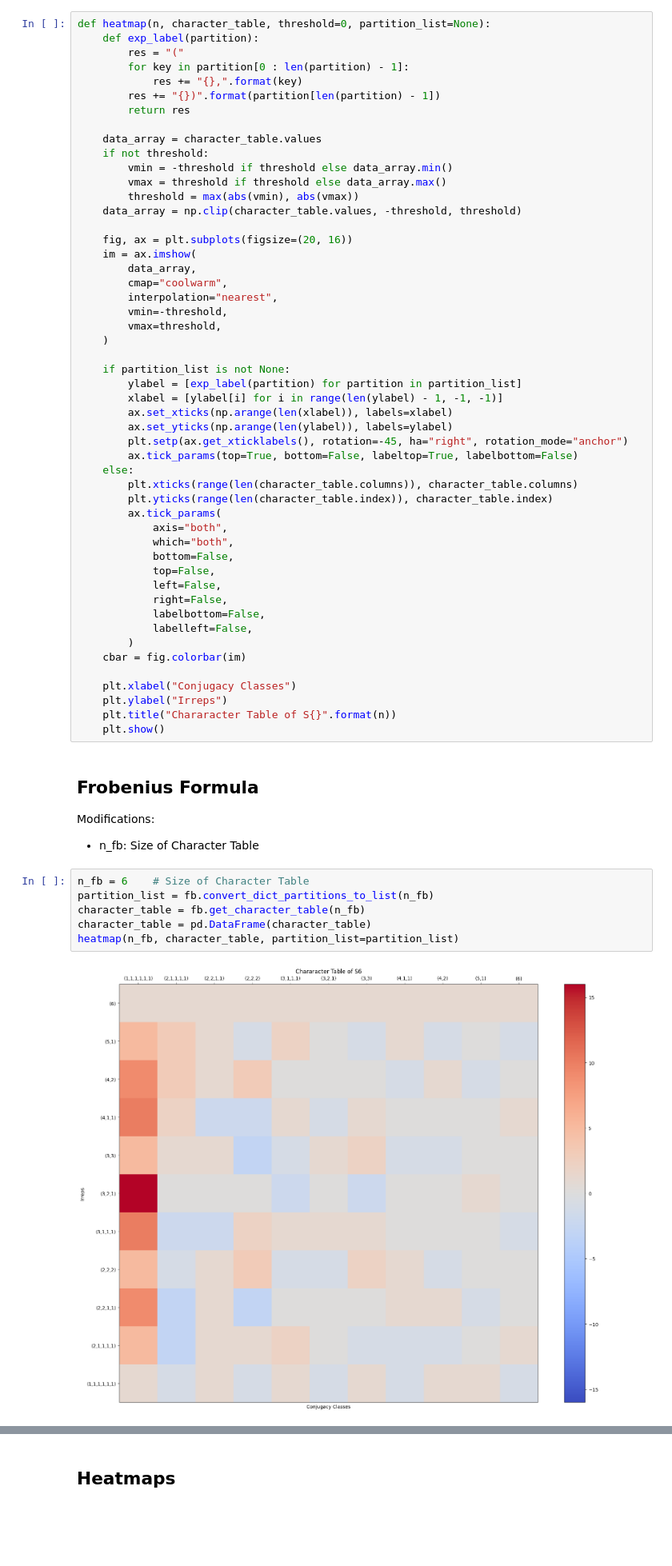
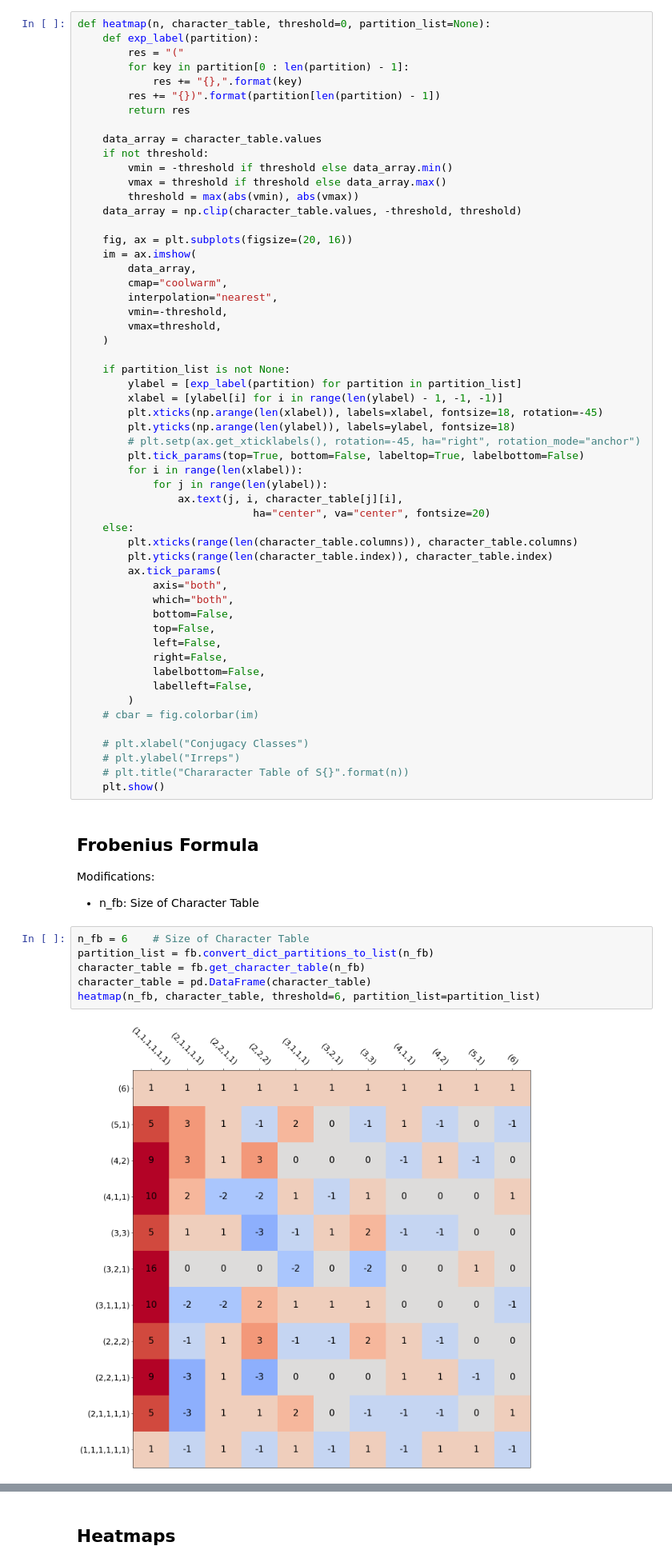
Before and after one commit to TonyZhang2004/Character_Table_of_Symmetric_Groups, a Jupyter notebook: char_table.ipynb, the cells around one changed output, grey strips where cells are left out. Shown at 80% size. Drawn from its saved outputs; the diff is of its cells as text; blank space fills up the shorter version.

Commit message:
Font Size of Heatmap

```diff
--- a/char_table.ipynb
+++ b/char_table.ipynb
@@ -44,10 +44,14 @@ def heatmap(n, character_table, threshold=0, partition_list=None):
     if partition_list is not None:
         ylabel = [exp_label(partition) for partition in partition_list]
         xlabel = [ylabel[i] for i in range(len(ylabel) - 1, -1, -1)]
-        ax.set_xticks(np.arange(len(xlabel)), labels=xlabel)
-        ax.set_yticks(np.arange(len(ylabel)), labels=ylabel)
-        plt.setp(ax.get_xticklabels(), rotation=-45, ha="right", rotation_mode="anchor")
-        ax.tick_params(top=True, bottom=False, labeltop=True, labelbottom=False)
+        plt.xticks(np.arange(len(xlabel)), labels=xlabel, fontsize=18, rotation=-45)
+        plt.yticks(np.arange(len(ylabel)), labels=ylabel, fontsize=18)
+        # plt.setp(ax.get_xticklabels(), rotation=-45, ha="right", rotation_mode="anchor")
+        plt.tick_params(top=True, bottom=False, labeltop=True, labelbottom=False)
+        for i in range(len(xlabel)):
+            for j in range(len(ylabel)):
+                ax.text(j, i, character_table[j][i],
+                            ha="center", va="center", fontsize=20)
     else:
         plt.xticks(range(len(character_table.columns)), character_table.columns)
         plt.yticks(range(len(character_table.index)), character_table.index)
@@ -61,11 +65,11 @@ def heatmap(n, character_table, threshold=0, partition_list=None):
             labelbottom=False,
             labelleft=False,
         )
-    cbar = fig.colorbar(im)
+    # cbar = fig.colorbar(im)
 
-    plt.xlabel("Conjugacy Classes")
-    plt.ylabel("Irreps")
-    plt.title("Chararacter Table of S{}".format(n))
+    # plt.xlabel("Conjugacy Classes")
+    # plt.ylabel("Irreps")
+    # plt.title("Chararacter Table of S{}".format(n))
     plt.show()
 # %% [markdown]
 ## Frobenius Formula
@@ -74,11 +78,11 @@ Modifications:
 # %%
 n_fb = 6    # Size of Character Table
 partition_list = fb.convert_dict_partitions_to_list(n_fb)
 character_table = fb.get_character_table(n_fb)
 character_table = pd.DataFrame(character_table)
-heatmap(n_fb, character_table, partition_list=partition_list)
+heatmap(n_fb, character_table, threshold=6, partition_list=partition_list)
 # %% [output]
-[figure, old version]
+[figure, new version]
 # %% [markdown]
 ## Murnaghan-Nakayama Rule
 Modifcations:
```
Also changed, not shown: parts of 2 cells of this notebook.
